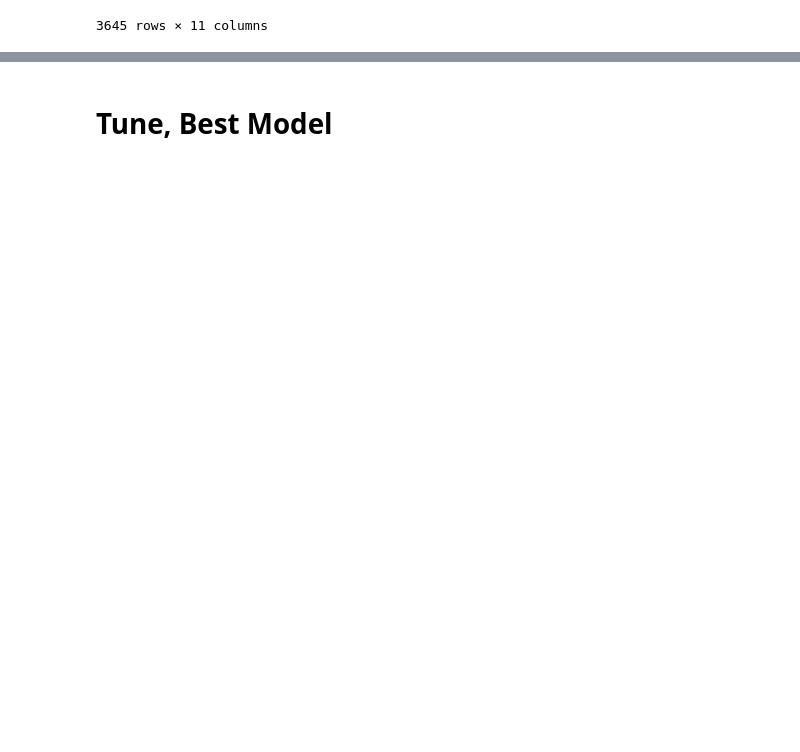
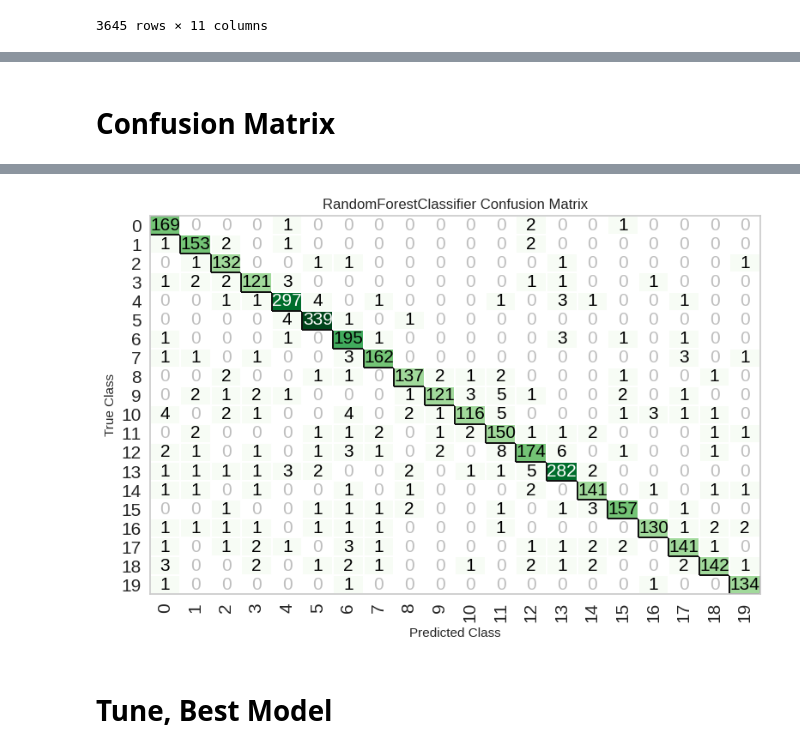
Before and after one commit to mivaniv23/Data-Mining-Project-2025, a Jupyter notebook: DataMiningFinal.ipynb, the cells around one changed output, grey strips where cells are left out. Cells and saved outputs as stored; diff of their text form; code cells hidden in the pictures; blank space fills up the shorter version.

```diff
--- a/DataMiningFinal.ipynb
+++ b/DataMiningFinal.ipynb
@@ -345,0 +353,5 @@ interactive(children=(ToggleButtons(description='Plot Type:', icons=('',), optio
+# %% [markdown]
+# Confusion Matrix
+# %%
+plot_model(rf_model, plot='confusion_matrix')
+# %% [output]
@@ -346,3 +359,4 @@ interactive(children=(ToggleButtons(description='Plot Type:', icons=('',), optio
+[figure, added]
 # %% [markdown]
 # Tune, Best Model
 # %%
```
Also changed, not shown: parts of 6 cells of this notebook.
